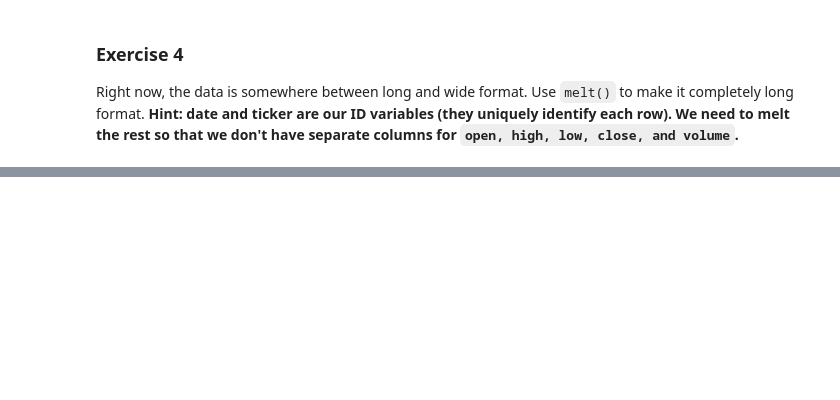
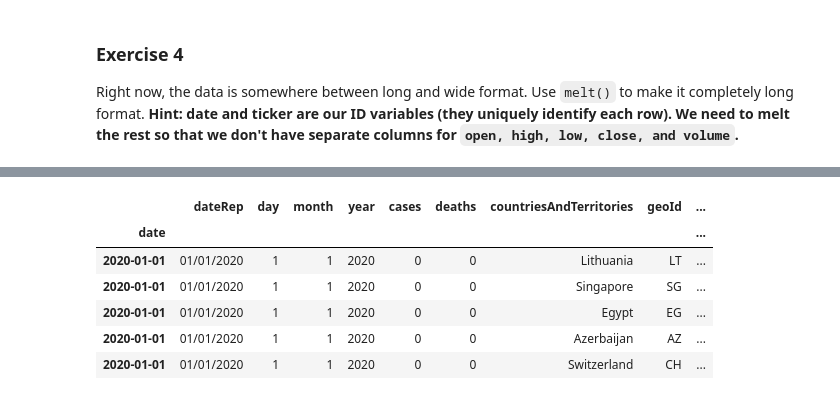
Before and after one commit to im6h/data_analysis, a Jupyter notebook: Hands-On-Data-Analysis-with-Pandas-2nd-edition/ch_03/Exercises.ipynb, the cells around one changed output, grey strips where cells are left out. Saved outputs shown, nothing was run; the diff lists cells and outputs as text; code cells hidden in the pictures; blank space fills up the shorter version.

Commit message:
:books: docs: Complete exercise 3

```diff
--- a/Hands-On-Data-Analysis-with-Pandas-2nd-edition/ch_03/Exercises.ipynb
+++ b/Hands-On-Data-Analysis-with-Pandas-2nd-edition/ch_03/Exercises.ipynb
@@ -84,0 +121,2 @@ to make it completely long format.
+# %%
+covid = pd.read_csv('./exercises/covid19_cases.csv')
@@ -84,0 +132,16 @@ to make it completely long format.
+# %%
+covid = covid.assign(
+    date=lambda x: pd.to_datetime(x.dateRep)
+).set_index('date')
+# %%
+covid = covid.sort_index()
+# %%
+covid.head()
+# %% [output]
+|  | dateRep | day | month | year | cases | deaths | countriesAndTerritories | geoId | ... |
+| date |  |  |  |  |  |  |  |  | ... |
+| 2020-01-01 | 01/01/2020 | 1 | 1 | 2020 | 0 | 0 | Lithuania | LT | ... |
+| 2020-01-01 | 01/01/2020 | 1 | 1 | 2020 | 0 | 0 | Singapore | SG | ... |
+| 2020-01-01 | 01/01/2020 | 1 | 1 | 2020 | 0 | 0 | Egypt | EG | ... |
+| 2020-01-01 | 01/01/2020 | 1 | 1 | 2020 | 0 | 0 | Azerbaijan | AZ | ... |
+| 2020-01-01 | 01/01/2020 | 1 | 1 | 2020 | 0 | 0 | Switzerland | CH | ... |
```
Also changed, not shown: parts of 14 cells of this notebook.
